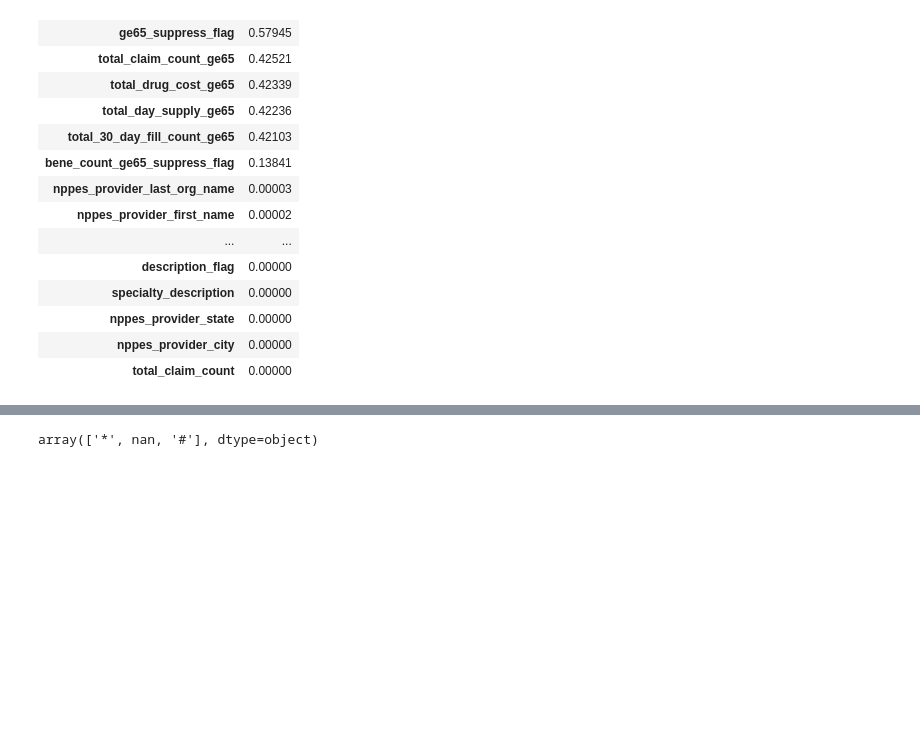
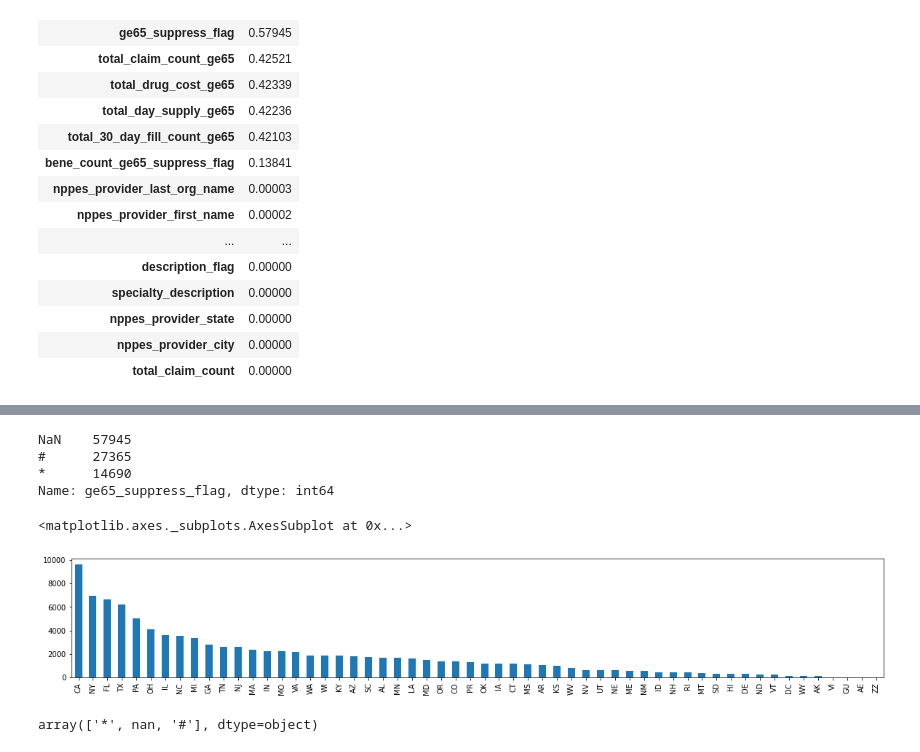
Before and after one commit to michellssGUi/conciergeControl, a Jupyter notebook: Analise_de_dados_slot_05.ipynb, the cells around one changed output, grey strips where cells are left out. Cells and saved outputs as stored; diff of their text form; code cells hidden in the pictures; blank space fills up the shorter version.

```diff
--- a/Analise_de_dados_slot_05.ipynb
+++ b/Analise_de_dados_slot_05.ipynb
@@ -79,3 +115,16 @@ pd.DataFrame(df.isnull().sum(axis=0)).sort_values(by=0, ascending=False)/df.shap
+# %%
+df['ge65_suppress_flag'].value_counts(dropna=False)
+# %% [output]
+NaN    57945
+#      27365
+*      14690
+Name: ge65_suppress_flag, dtype: int64
+# %%
+fig, axs = plt.subplots(figsize=(20,3))
+df['nppes_provider_state'].value_counts(dropna=False).plot(kind="bar")
+# %% [output]
+<matplotlib.axes._subplots.AxesSubplot at 0x...>
+[figure, added]
 # %%
 df['bene_count_ge65_suppress_flag'].unique()
 # %% [output]
```
Also changed, not shown: parts of 4 cells of this notebook.
